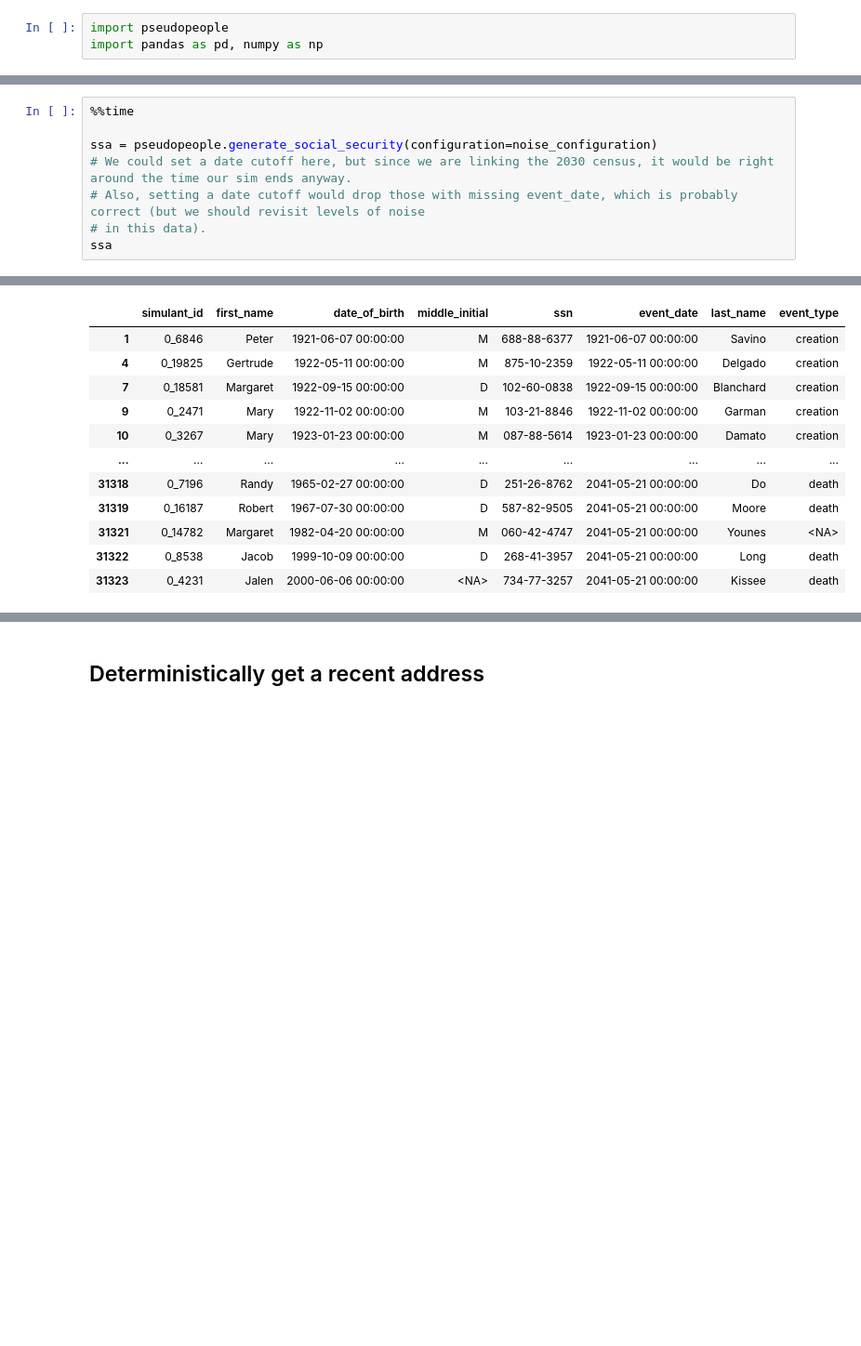
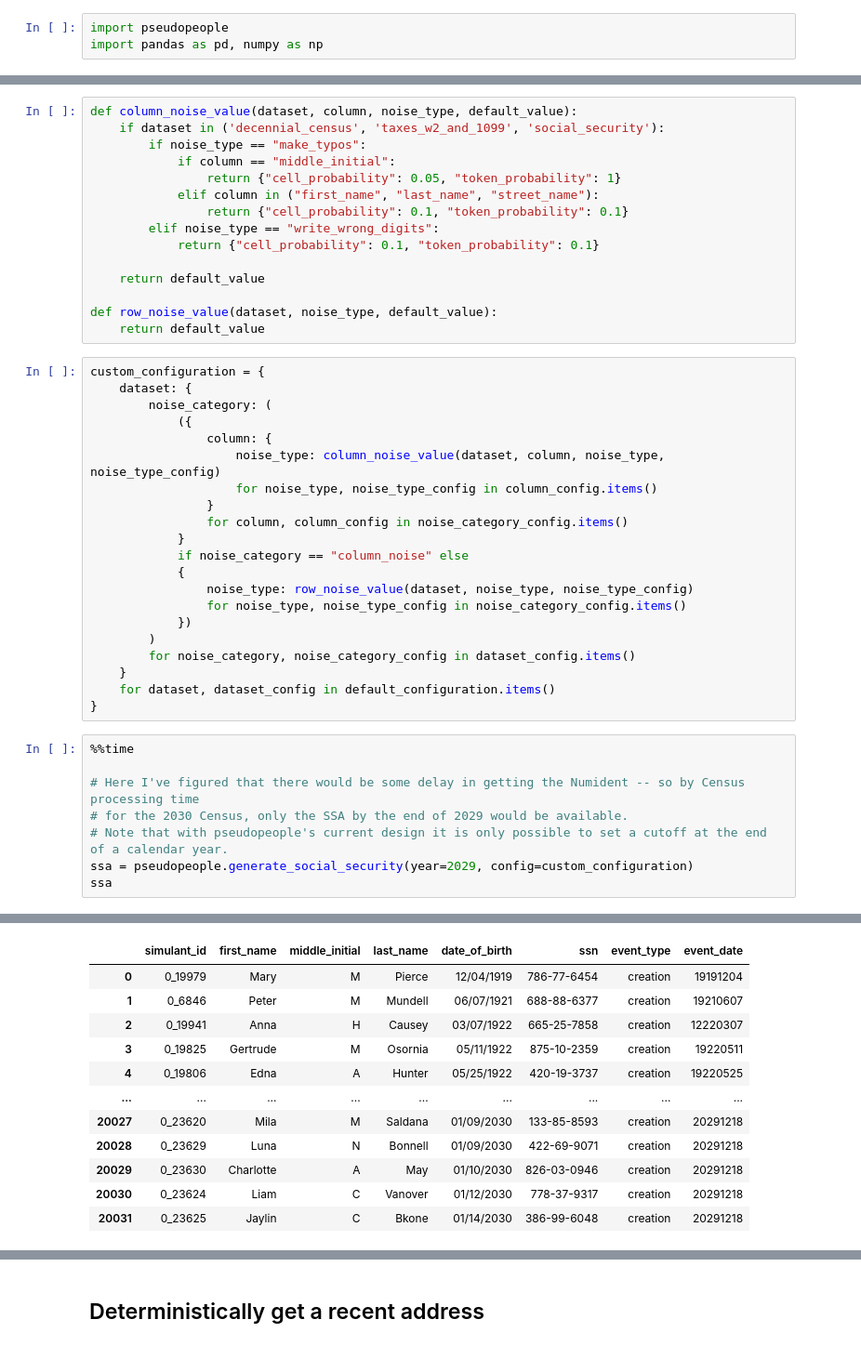
Before and after one commit to ihmeuw/person_linkage_case_study, a Jupyter notebook: linkage/pvs_like_case_study/pvs_like_case_study_sample_data.ipynb, the cells around one changed output, grey strips where cells are left out. Shown at 93% size. Drawn from its saved outputs; the diff is of its cells as text; blank space fills up the shorter version.

```diff
--- a/linkage/pvs_like_case_study/pvs_like_case_study_sample_data.ipynb
+++ b/linkage/pvs_like_case_study/pvs_like_case_study_sample_data.ipynb
@@ -150,9 +26,45 @@ noise_configuration = {
+# %%
+def column_noise_value(dataset, column, noise_type, default_value):
+    if dataset in ('decennial_census', 'taxes_w2_and_1099', 'social_security'):
+        if noise_type == "make_typos":
+            if column == "middle_initial":
+                return {"cell_probability": 0.05, "token_probability": 1}
+            elif column in ("first_name", "last_name", "street_name"):
+                return {"cell_probability": 0.1, "token_probability": 0.1}
+        elif noise_type == "write_wrong_digits":
+            return {"cell_probability": 0.1, "token_probability": 0.1}
+
+    return default_value
+
+def row_noise_value(dataset, noise_type, default_value):
+    return default_value
+# %%
+custom_configuration = {
+    dataset: {
+        noise_category: (
+            ({
+                column: {
+                    noise_type: column_noise_value(dataset, column, noise_type, noise_type_config)
+                    for noise_type, noise_type_config in column_config.items()
+                }
+                for column, column_config in noise_category_config.items()
+            }
+            if noise_category == "column_noise" else
+            {
+                noise_type: row_noise_value(dataset, noise_type, noise_type_config)
+                for noise_type, noise_type_config in noise_category_config.items()
+            })
+        )
+        for noise_category, noise_category_config in dataset_config.items()
+    }
+    for dataset, dataset_config in default_configuration.items()
+}
 # %%
 %%time
 
-ssa = pseudopeople.generate_social_security(configuration=noise_configuration)
-# We could set a date cutoff here, but since we are linking the 2030 census, it would be right around the time our sim ends anyway.
-# Also, setting a date cutoff would drop those with missing event_date, which is probably correct (but we should revisit levels of noise
-# in this data).
+# Here I've figured that there would be some delay in getting the Numident -- so by Census processing time
+# for the 2030 Census, only the SSA by the end of 2029 would be available.
+# Note that with pseudopeople's current design it is only possible to set a cutoff at the end of a calendar year.
+ssa = pseudopeople.generate_social_security(year=2029, config=custom_configuration)
 ssa
 # %% [output]
@@ -161,12 +73,12 @@ Wall time: 965 ms
-|  | simulant_id | first_name | date_of_birth | middle_initial | ssn | event_date | last_name | event_type |
-| 1 | 0_6846 | Peter | 1921-06-07 00:00:00 | M | 688-88-6377 | 1921-06-07 00:00:00 | Savino | creation |
-| 4 | 0_19825 | Gertrude | 1922-05-11 00:00:00 | M | 875-10-2359 | 1922-05-11 00:00:00 | Delgado | creation |
-| 7 | 0_18581 | Margaret | 1922-09-15 00:00:00 | D | 102-60-0838 | 1922-09-15 00:00:00 | Blanchard | creation |
-| 9 | 0_2471 | Mary | 1922-11-02 00:00:00 | M | 103-21-8846 | 1922-11-02 00:00:00 | Garman | creation |
-| 10 | 0_3267 | Mary | 1923-01-23 00:00:00 | M | 087-88-5614 | 1923-01-23 00:00:00 | Damato | creation |
+|  | simulant_id | first_name | middle_initial | last_name | date_of_birth | ssn | event_type | event_date |
+| 0 | 0_19979 | Mary | M | Pierce | 12/04/1919 | 786-77-6454 | creation | 19191204 |
+| 1 | 0_6846 | Peter | M | Mundell | 06/07/1921 | 688-88-6377 | creation | 19210607 |
+| 2 | 0_19941 | Anna | H | Causey | 03/07/1922 | 665-25-7858 | creation | 12220307 |
+| 3 | 0_19825 | Gertrude | M | Osornia | 05/11/1922 | 875-10-2359 | creation | 19220511 |
+| 4 | 0_19806 | Edna | A | Hunter | 05/25/1922 | 420-19-3737 | creation | 19220525 |
 | ... | ... | ... | ... | ... | ... | ... | ... | ... |
-| 31318 | 0_7196 | Randy | 1965-02-27 00:00:00 | D | 251-26-8762 | 2041-05-21 00:00:00 | Do | death |
-| 31319 | 0_16187 | Robert | 1967-07-30 00:00:00 | D | 587-82-9505 | 2041-05-21 00:00:00 | Moore | death |
-| 31321 | 0_14782 | Margaret | 1982-04-20 00:00:00 | M | 060-42-4747 | 2041-05-21 00:00:00 | Younes | <NA> |
-| 31322 | 0_8538 | Jacob | 1999-10-09 00:00:00 | D | 268-41-3957 | 2041-05-21 00:00:00 | Long | death |
-| 31323 | 0_4231 | Jalen | 2000-06-06 00:00:00 | <NA> | 734-77-3257 | 2041-05-21 00:00:00 | Kissee | death |
+| 20027 | 0_23620 | Mila | M | Saldana | 01/09/2030 | 133-85-8593 | creation | 20291218 |
+| 20028 | 0_23629 | Luna | N | Bonnell | 01/09/2030 | 422-69-9071 | creation | 20291218 |
+| 20029 | 0_23630 | Charlotte | A | May | 01/10/2030 | 826-03-0946 | creation | 20291218 |
+| 20030 | 0_23624 | Liam | C | Vanover | 01/12/2030 | 778-37-9317 | creation | 20291218 |
+| 20031 | 0_23625 | Jaylin | C | Bkone | 01/14/2030 | 386-99-6048 | creation | 20291218 |
```
Also changed, not shown: parts of 64 cells of this notebook.
